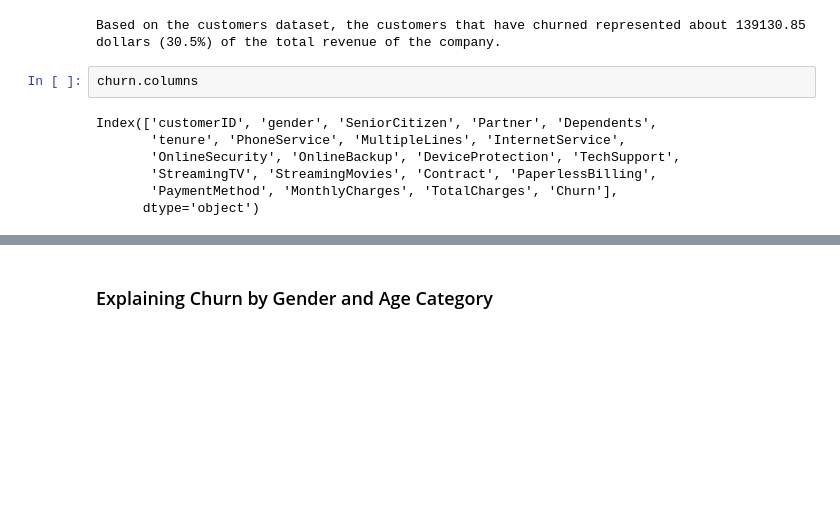
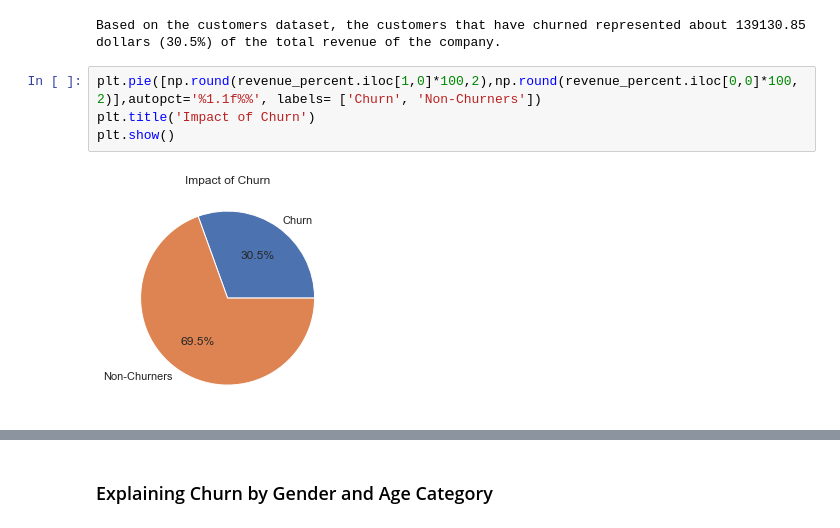
Before and after one commit to VIP509/Churn-Analysis-BA, a Jupyter notebook: ChurnAnalysis.ipynb, the cells around one changed output, grey strips where cells are left out. Cells and saved outputs as stored; diff of their text form; blank space fills up the shorter version.

```diff
--- a/ChurnAnalysis.ipynb
+++ b/ChurnAnalysis.ipynb
@@ -203,15 +211,12 @@ print(r'Based on the customers dataset, the customers that have churned represen
 | No | 0.694966 |
 | Yes | 0.305034 |
 Based on the customers dataset, the customers that have churned represented about 139130.85 dollars (30.5%) of the total revenue of the company.
-# %%
-churn.columns
-# %% [output]
-Index(['customerID', 'gender', 'SeniorCitizen', 'Partner', 'Dependents',
-       'tenure', 'PhoneService', 'MultipleLines', 'InternetService',
-       'OnlineSecurity', 'OnlineBackup', 'DeviceProtection', 'TechSupport',
-       'StreamingTV', 'StreamingMovies', 'Contract', 'PaperlessBilling',
-       'PaymentMethod', 'MonthlyCharges', 'TotalCharges', 'Churn'],
-      dtype='object')
+# %%
+plt.pie([np.round(revenue_percent.iloc[1,0]*100,2),np.round(revenue_percent.iloc[0,0]*100,2)],autopct='%1.1f%%', labels= ['Churn', 'Non-Churners'])
+plt.title('Impact of Churn')
+plt.show()
+# %% [output]
+[figure, added]
 # %%
 gender_Tab = pd.crosstab(churn['gender'],churn.Churn, values = churn.customerID ,aggfunc  ='count' ,normalize= 'index')
 Senior_Tab = pd.crosstab(churn['SeniorCitizen'],churn.Churn, values = churn.customerID ,aggfunc  ='count' ,normalize= 'index')
```
Also changed, not shown: parts of 41 cells of this notebook, 3 other files.
